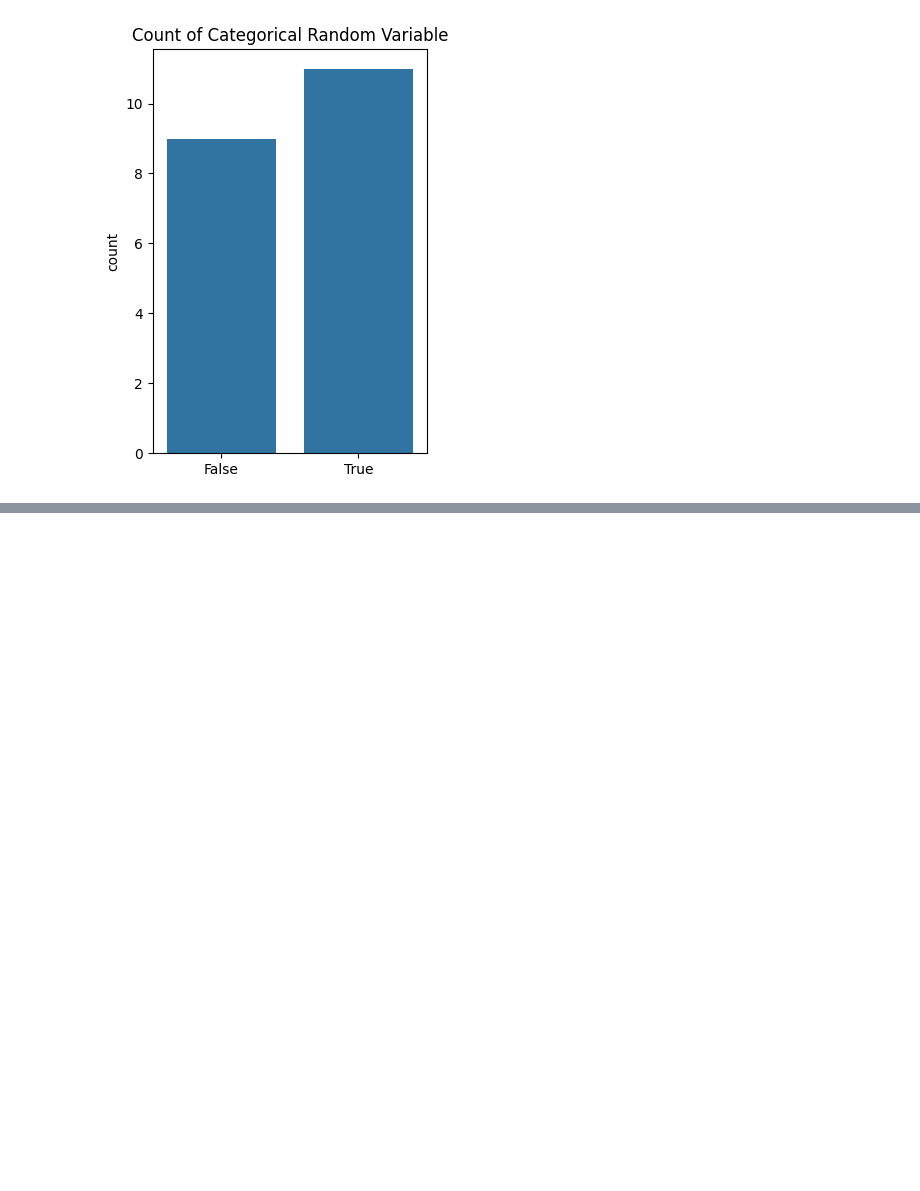
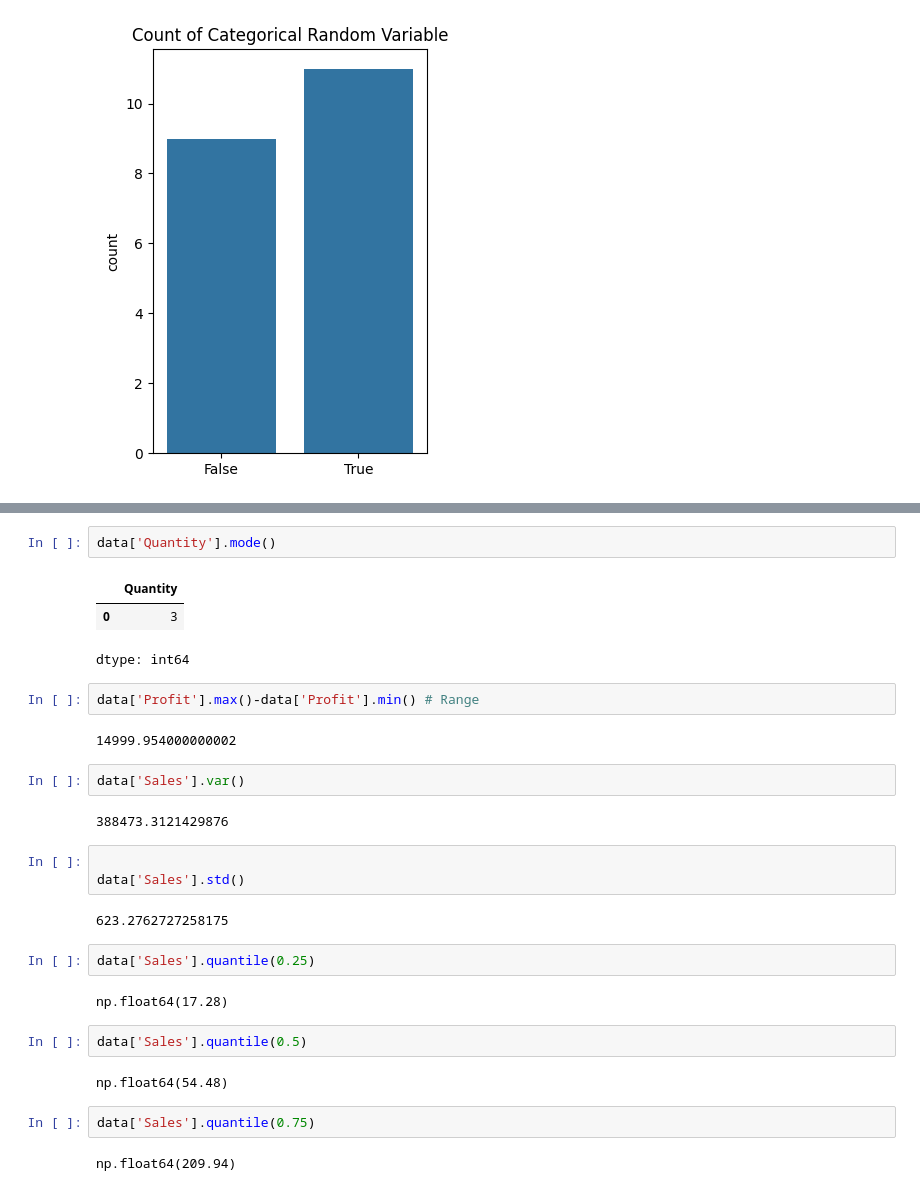
Before and after one commit to SANGRAMLEMBE/MTech, a Jupyter notebook: Inferential_Statistics/Practical/Inferential_stats_1.ipynb, the cells around one changed output, grey strips where cells are left out. Cells and saved outputs as stored; diff of their text form; blank space fills up the shorter version.

```diff
--- a/Inferential_Statistics/Practical/Inferential_stats_1.ipynb
+++ b/Inferential_Statistics/Practical/Inferential_stats_1.ipynb
@@ -385,0 +433,31 @@ plt.show()
+# %%
+data['Quantity'].mode()
+# %% [output]
+|  | Quantity |
+| 0 | 3 |
+dtype: int64
+# %%
+data['Profit'].max()-data['Profit'].min() # Range
+# %% [output]
+14999.954000000002
+# %%
+data['Sales'].var()
+# %% [output]
+388473.3121429876
+# %%
+
+data['Sales'].std()
+# %% [output]
+623.2762727258175
+# %%
+data['Sales'].quantile(0.25)
+# %% [output]
+np.float64(17.28)
+# %%
+data['Sales'].quantile(0.5)
+# %% [output]
+np.float64(54.48)
+# %%
+data['Sales'].quantile(0.75)
+# %% [output]
+np.float64(209.94)
```
Also changed, not shown: parts of 9 cells of this notebook.
